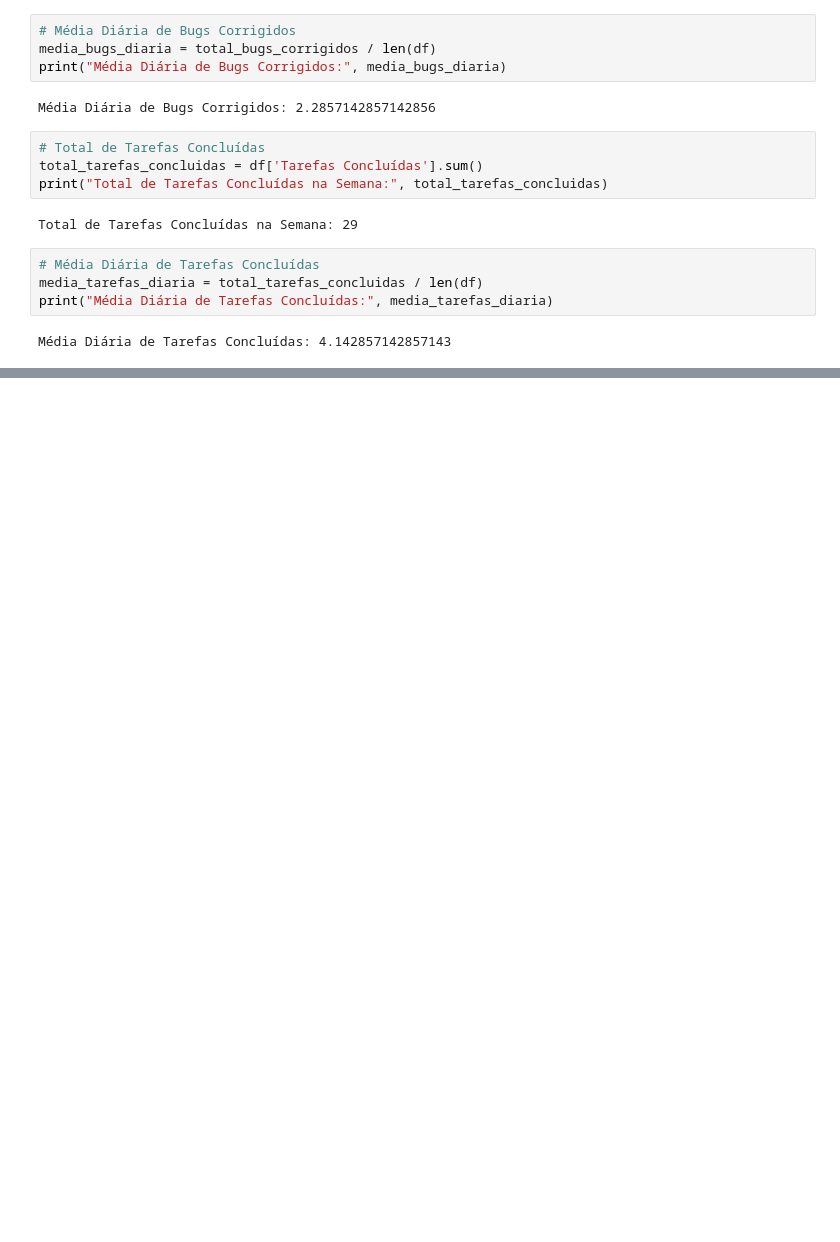
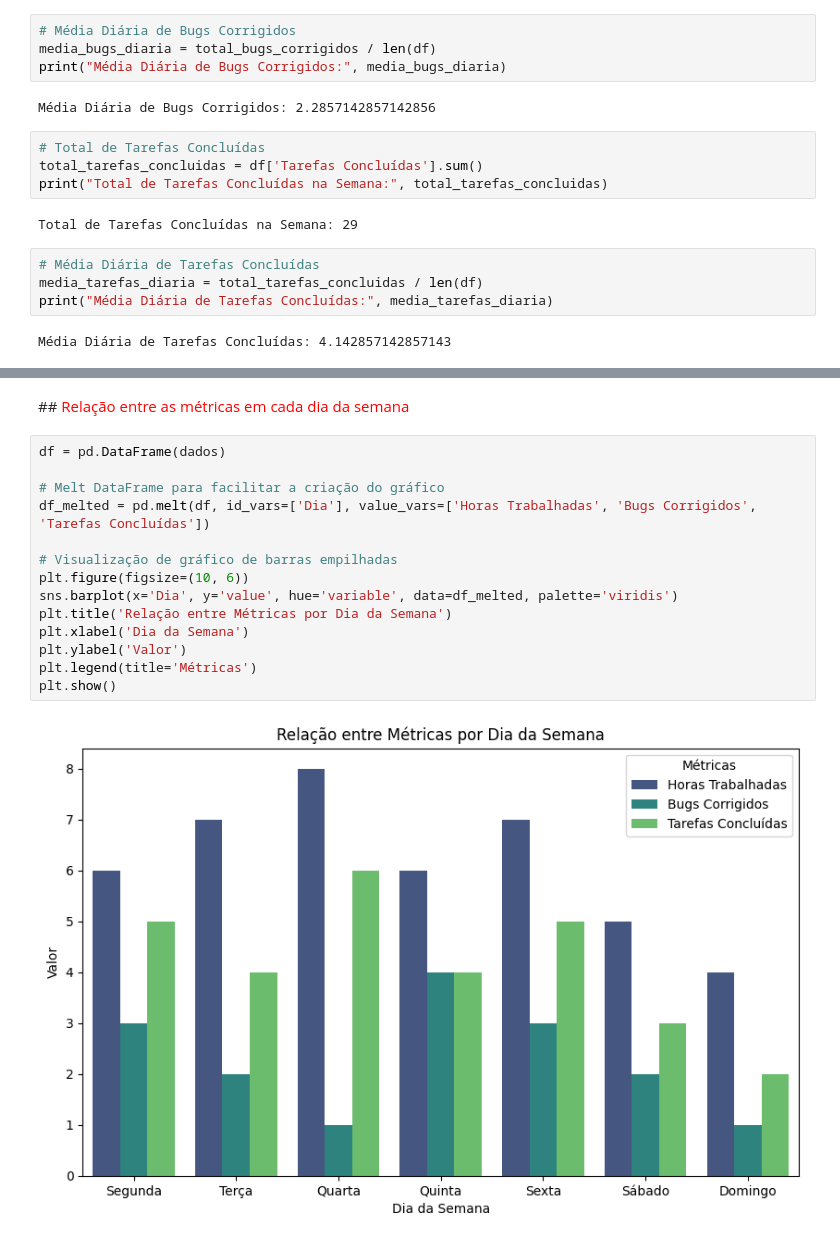
Before and after one commit to estrela1921/projeto-individual-modulo-4, a Jupyter notebook: Projeto_Individual_M4.ipynb, the cells around one changed output, grey strips where cells are left out. Drawn from its saved outputs; the diff is of its cells as text; blank space fills up the shorter version.

Commit message:
Relação entre as métricas em cada dia da semana

```diff
--- a/Projeto_Individual_M4.ipynb
+++ b/Projeto_Individual_M4.ipynb
@@ -111,0 +117,18 @@ Name: Produtividade Diária, dtype: float64
+# %% [markdown]
+##<font color = "red"> Relação entre as métricas em cada dia da semana
+# %%
+df = pd.DataFrame(dados)
+
+# Melt DataFrame para facilitar a criação do gráfico
+df_melted = pd.melt(df, id_vars=['Dia'], value_vars=['Horas Trabalhadas', 'Bugs Corrigidos', 'Tarefas Concluídas'])
+
+# Visualização de gráfico de barras empilhadas
+plt.figure(figsize=(10, 6))
+sns.barplot(x='Dia', y='value', hue='variable', data=df_melted, palette='viridis')
+plt.title('Relação entre Métricas por Dia da Semana')
+plt.xlabel('Dia da Semana')
+plt.ylabel('Valor')
+plt.legend(title='Métricas')
+plt.show()
+# %% [output]
+[figure, added]
```
Also changed, not shown: parts of 5 cells of this notebook.
